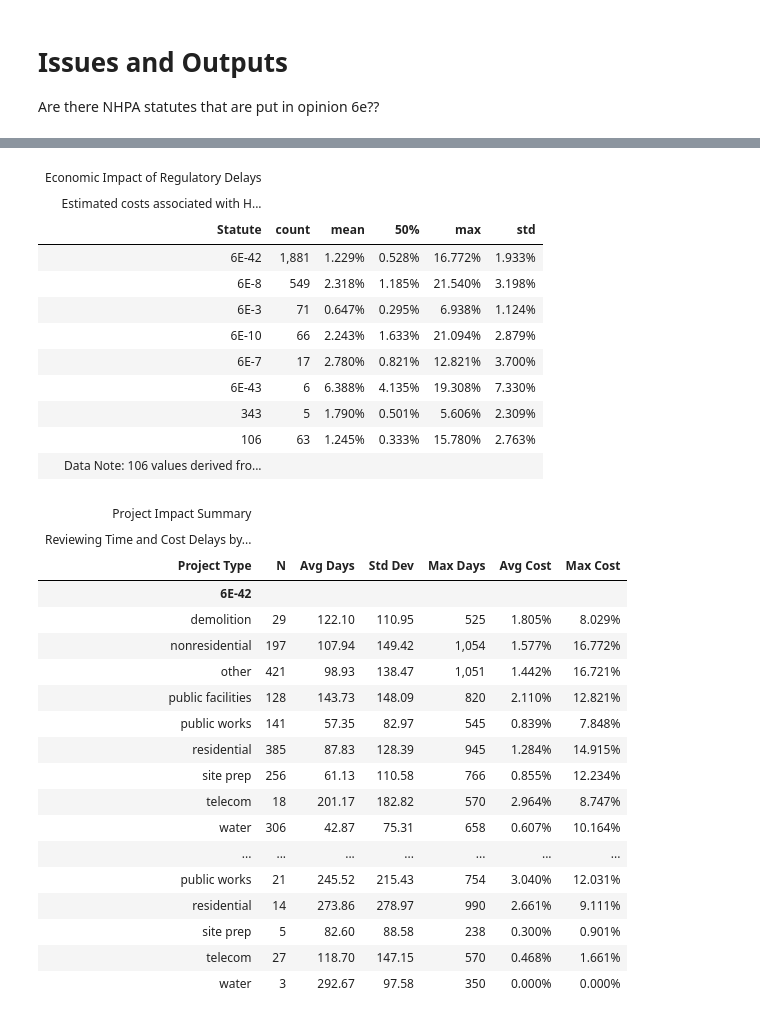
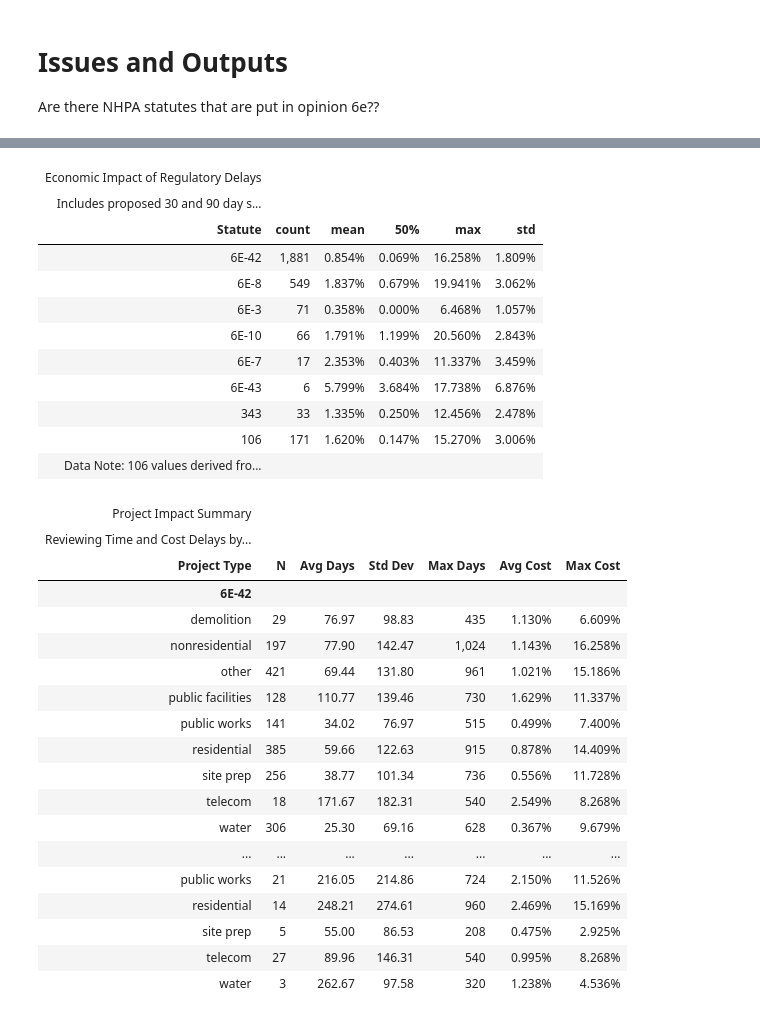
Before and after one commit to kevinphan981/maui-shpd-classification, a Jupyter notebook: src/analysis.ipynb, the cells around one changed output, grey strips where cells are left out. Saved outputs shown, nothing was run; the diff lists cells and outputs as text; code cells hidden in the pictures.

Commit message:
revisions to calculation

```diff
--- a/src/analysis.ipynb
+++ b/src/analysis.ipynb
@@ -246,13 +311,14 @@ def calculate_cost_delay(row):
     cost_106 = np.nan
 
     # Statutes contains '6E' (using 'in' because 'row' is a Series of one row)
-    if '6E' in str(row['Statutes']):
+    if 'HRS' in str(row['Statutes']):
         # row['Date Opinion 6E'] is a single timestamp, so we use .year directly
         year = row['Date Opinion 6E'].year
         r = interest_finder(year)
         cost_6e = ((1 + r)**row['delay_6e'] - 1)
 
-    elif '106' in str(row['Statutes']):
+    # no elif here, separate condition
+    if '106' in str(row['Statutes']):
         year = row['Date Opinion 106'].year
         r = interest_finder(year)
         cost_106 = ((1 + r)**row['delay_106'] - 1)
@@ -396,11 +470,11 @@ cost_summary_df = pd.concat(cost_stats, axis=1).T.reset_index(drop=True)
 cols = ['Statute', 'count', 'mean', '50%', 'max', 'std']
 cost_summary_df = cost_summary_df[cols]
 
-(
+table = (
     GT(cost_summary_df)
     .tab_header(
         title="Economic Impact of Regulatory Delays",
-        subtitle="Estimated costs associated with HRS 6E and NHPA 106 reviews"
+        subtitle="Includes proposed 30 and 90 day shotclock in calculation"
     )
     # .cols_label(
     #     Statute="Statute",
@@ -425,18 +499,21 @@ cost_summary_df = cost_summary_df[cols]
         source_note="Data Note: 106 values derived from 'cost_delay_106'; others from 'cost_delay_6e'."
     )
 )
+
+path = "../images"
+table.save(f"{path}/economic_impact_summary.png")
 # %% [output]
 | Economic Impact of Regulatory Delays |  |  |  |  |  |
-| Estimated costs associated with H... |  |  |  |  |  |
+| Includes proposed 30 and 90 day s... |  |  |  |  |  |
 | Statute | count | mean | 50% | max | std |
-| 6E-42 | 1,881 | 1.229% | 0.528% | 16.772% | 1.933% |
-| 6E-8 | 549 | 2.318% | 1.185% | 21.540% | 3.198% |
-| 6E-3 | 71 | 0.647% | 0.295% | 6.938% | 1.124% |
-| 6E-10 | 66 | 2.243% | 1.633% | 21.094% | 2.879% |
-| 6E-7 | 17 | 2.780% | 0.821% | 12.821% | 3.700% |
-| 6E-43 | 6 | 6.388% | 4.135% | 19.308% | 7.330% |
-| 343 | 5 | 1.790% | 0.501% | 5.606% | 2.309% |
-| 106 | 63 | 1.245% | 0.333% | 15.780% | 2.763% |
+| 6E-42 | 1,881 | 0.854% | 0.069% | 16.258% | 1.809% |
+| 6E-8 | 549 | 1.837% | 0.679% | 19.941% | 3.062% |
+| 6E-3 | 71 | 0.358% | 0.000% | 6.468% | 1.057% |
+| 6E-10 | 66 | 1.791% | 1.199% | 20.560% | 2.843% |
+| 6E-7 | 17 | 2.353% | 0.403% | 11.337% | 3.459% |
+| 6E-43 | 6 | 5.799% | 3.684% | 17.738% | 6.876% |
+| 343 | 33 | 1.335% | 0.250% | 12.456% | 2.478% |
+| 106 | 171 | 1.620% | 0.147% | 15.270% | 3.006% |
 | Data Note: 106 values derived fro... |  |  |  |  |  |
 # %%
 import pandas as pd
@@ -475,44 +552,47 @@ for code, (delay_col, cost_col) in statute_map.items():
 
 final_df = pd.concat(all_stats, axis=0).reset_index(drop=True)
 # %%
-(
+table = (
     GT(final_df, groupname_col="Statute")
     .tab_header(
         title="Project Impact Summary",
         subtitle="Reviewing Time and Cost Delays by Project Label"
     )
     .cols_label(
         Label="Project Type",
         Count="N",
         Delay_Avg="Avg Days",
         Delay_Std="Std Dev",
         Delay_Max="Max Days",
         Cost_Avg="Avg Cost",
         Cost_Max="Max Cost"
     )
     # Formatting Numbers
     .fmt_number(columns=["Delay_Avg", "Delay_Std"], decimals=2)
     .fmt_integer(columns=["Count", "Delay_Max"])
     # Formatting Currency
     .fmt_percent(columns=["Cost_Avg", "Cost_Max"], decimals=3)
 )
+
+path = "../images"
+table.save(f"{path}/project_impact_summary.pdf")
 # %% [output]
 | Project Impact Summary |  |  |  |  |  |  |
 | Reviewing Time and Cost Delays by... |  |  |  |  |  |  |
 | Project Type | N | Avg Days | Std Dev | Max Days | Avg Cost | Max Cost |
 | 6E-42 |  |  |  |  |  |  |
-| demolition | 29 | 122.10 | 110.95 | 525 | 1.805% | 8.029% |
-| nonresidential | 197 | 107.94 | 149.42 | 1,054 | 1.577% | 16.772% |
-| other | 421 | 98.93 | 138.47 | 1,051 | 1.442% | 16.721% |
-| public facilities | 128 | 143.73 | 148.09 | 820 | 2.110% | 12.821% |
-| public works | 141 | 57.35 | 82.97 | 545 | 0.839% | 7.848% |
-| residential | 385 | 87.83 | 128.39 | 945 | 1.284% | 14.915% |
-| site prep | 256 | 61.13 | 110.58 | 766 | 0.855% | 12.234% |
-| telecom | 18 | 201.17 | 182.82 | 570 | 2.964% | 8.747% |
-| water | 306 | 42.87 | 75.31 | 658 | 0.607% | 10.164% |
+| demolition | 29 | 76.97 | 98.83 | 435 | 1.130% | 6.609% |
+| nonresidential | 197 | 77.90 | 142.47 | 1,024 | 1.143% | 16.258% |
+| other | 421 | 69.44 | 131.80 | 961 | 1.021% | 15.186% |
+| public facilities | 128 | 110.77 | 139.46 | 730 | 1.629% | 11.337% |
+| public works | 141 | 34.02 | 76.97 | 515 | 0.499% | 7.400% |
+| residential | 385 | 59.66 | 122.63 | 915 | 0.878% | 14.409% |
+| site prep | 256 | 38.77 | 101.34 | 736 | 0.556% | 11.728% |
+| telecom | 18 | 171.67 | 182.31 | 540 | 2.549% | 8.268% |
+| water | 306 | 25.30 | 69.16 | 628 | 0.367% | 9.679% |
 | ... | ... | ... | ... | ... | ... | ... |
-| public works | 21 | 245.52 | 215.43 | 754 | 3.040% | 12.031% |
-| residential | 14 | 273.86 | 278.97 | 990 | 2.661% | 9.111% |
-| site prep | 5 | 82.60 | 88.58 | 238 | 0.300% | 0.901% |
-| telecom | 27 | 118.70 | 147.15 | 570 | 0.468% | 1.661% |
-| water | 3 | 292.67 | 97.58 | 350 | 0.000% | 0.000% |
+| public works | 21 | 216.05 | 214.86 | 724 | 2.150% | 11.526% |
+| residential | 14 | 248.21 | 274.61 | 960 | 2.469% | 15.169% |
+| site prep | 5 | 55.00 | 86.53 | 208 | 0.475% | 2.925% |
+| telecom | 27 | 89.96 | 146.31 | 540 | 0.995% | 8.268% |
+| water | 3 | 262.67 | 97.58 | 320 | 1.238% | 4.536% |
```
Also changed, not shown: parts of 9 cells of this notebook, 4 other files.
